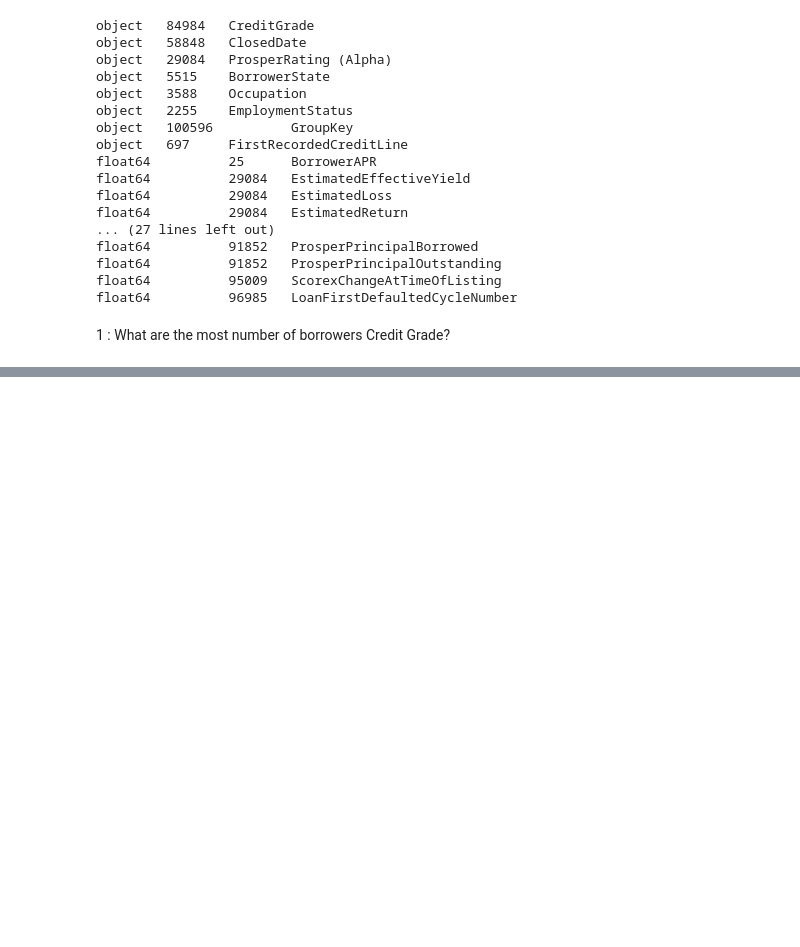
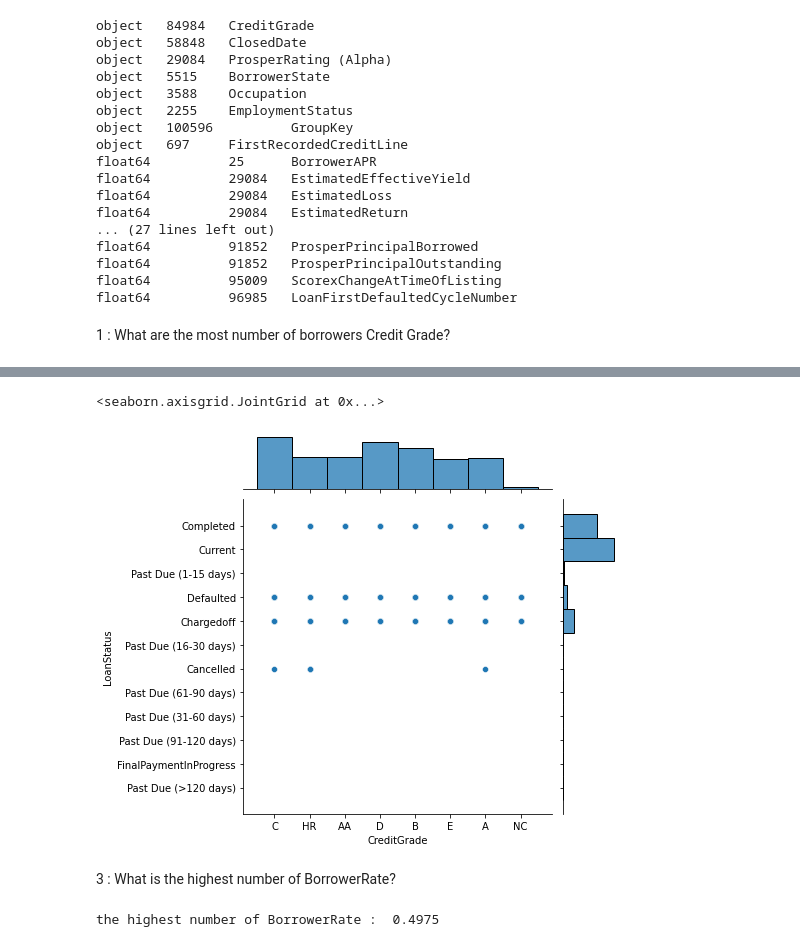
Before and after one commit to MAboElFottouh/Predictive-Modelling-Using-Social-Profile-in-Online-P2P-Lending-Market-Project-TCS56EA, a Jupyter notebook: task1.ipynb, the cells around one changed output, grey strips where cells are left out. Saved outputs shown, nothing was run; the diff lists cells and outputs as text; code cells hidden in the pictures; blank space fills up the shorter version.

```diff
--- a/task1.ipynb
+++ b/task1.ipynb
@@ -106,0 +118,11 @@ Name: CreditGrade, dtype: int64
+# %%
+sns.jointplot(data=data, x="CreditGrade", y="LoanStatus")
+# %% [output]
+<seaborn.axisgrid.JointGrid at 0x...>
+[figure, added]
+# %% [markdown]
+3 : What is the highest number of BorrowerRate?
+# %%
+print('the highest number of BorrowerRate : ' , data['BorrowerRate'].max() )
+# %% [output]
+the highest number of BorrowerRate :  0.4975
```
Also changed, not shown: parts of 5 cells of this notebook.
